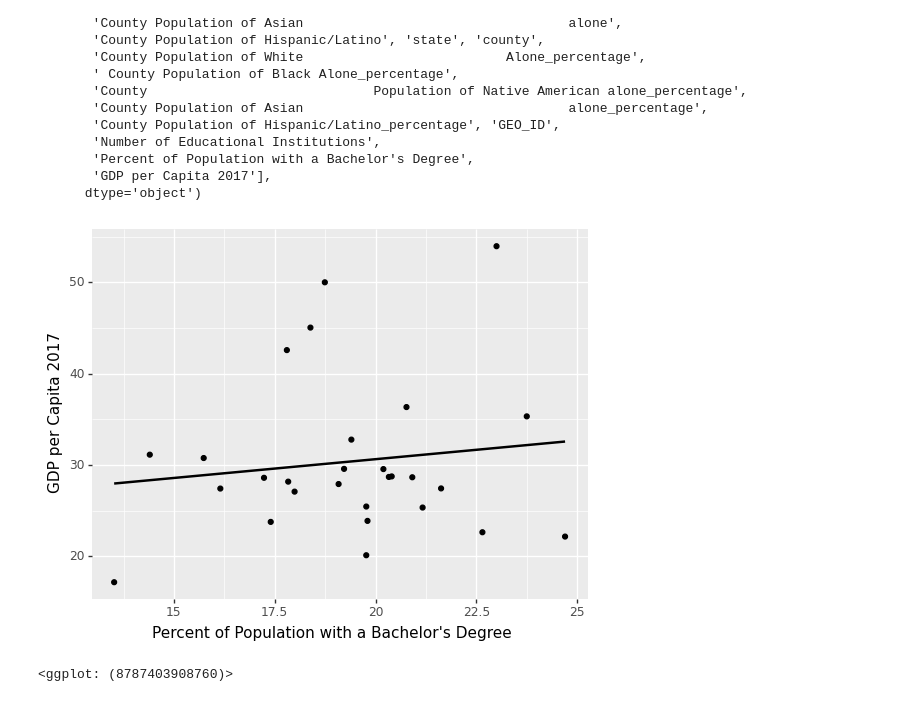
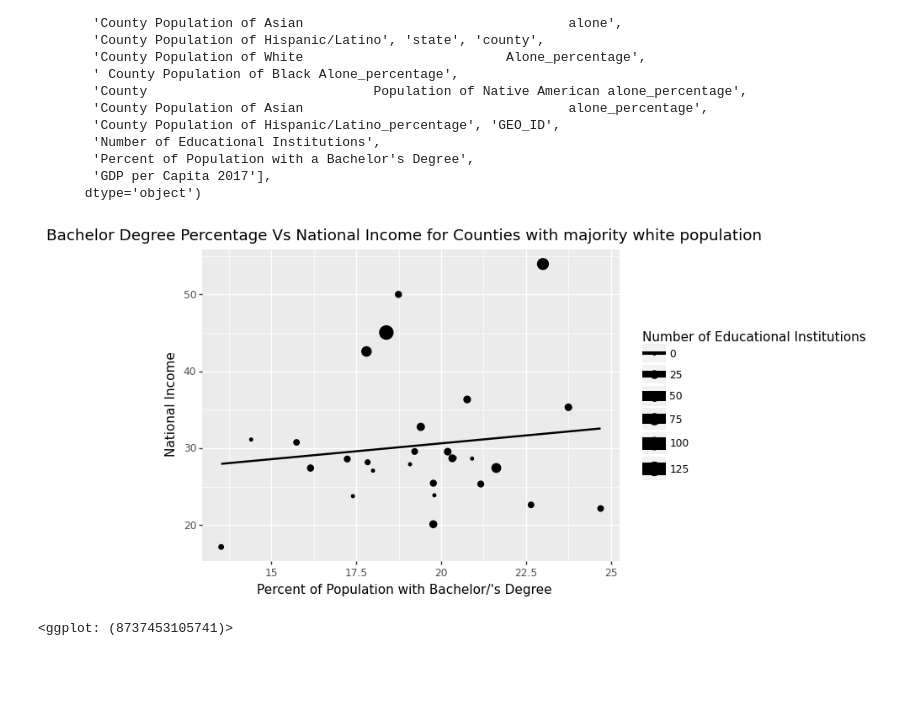
Before and after one commit to leomassoc/LSE-DS105L-Data-Detectives, a Jupyter notebook: notebooks/NB4 Education Data and Race.ipynb, the cells around one changed output. Drawn from its saved outputs; the diff is of its cells as text; code cells hidden in the pictures; blank space fills up the shorter version.

```diff
--- a/notebooks/NB4 Education Data and Race.ipynb
+++ b/notebooks/NB4 Education Data and Race.ipynb
@@ -256,9 +255,9 @@ Index(['County Total Population',
       dtype='object')
 # %%
 #Using this data to plot the GDP per Capita and Percent of Population with a Bachelor's Degree, in addition to
-#a best-fit line and correlation coefficient
-ggplot(df_NC_W, aes(x='Percent of Population with a Bachelor\'s Degree', y = 'GDP per Capita 2017')) + \
-    geom_point() + geom_smooth(method='lm', se=False)
+#a best-fit line and correlation coefficient for counties with a white majority, >80%.
+ggplot(df_NC_W, aes(x='Percent of Population with a Bachelor\'s Degree', y = 'GDP per Capita 2017', size = 'Number of Educational Institutions')) + \
+    geom_point() + geom_smooth(method='lm', se=False) + labs(title="Bachelor Degree Percentage Vs National Income for Counties with majority white population",x="Percent of Population with Bachelor/'s Degree", y="National Income", size="Number of Educational Institutions", color="Number of Educational Institutions")
 # %% [output]
-[figure, old version]
+[figure, new version]
-<ggplot: (8787403908760)>
+<ggplot: (8737453105741)>
```
Also changed, not shown: parts of 6 cells of this notebook.
